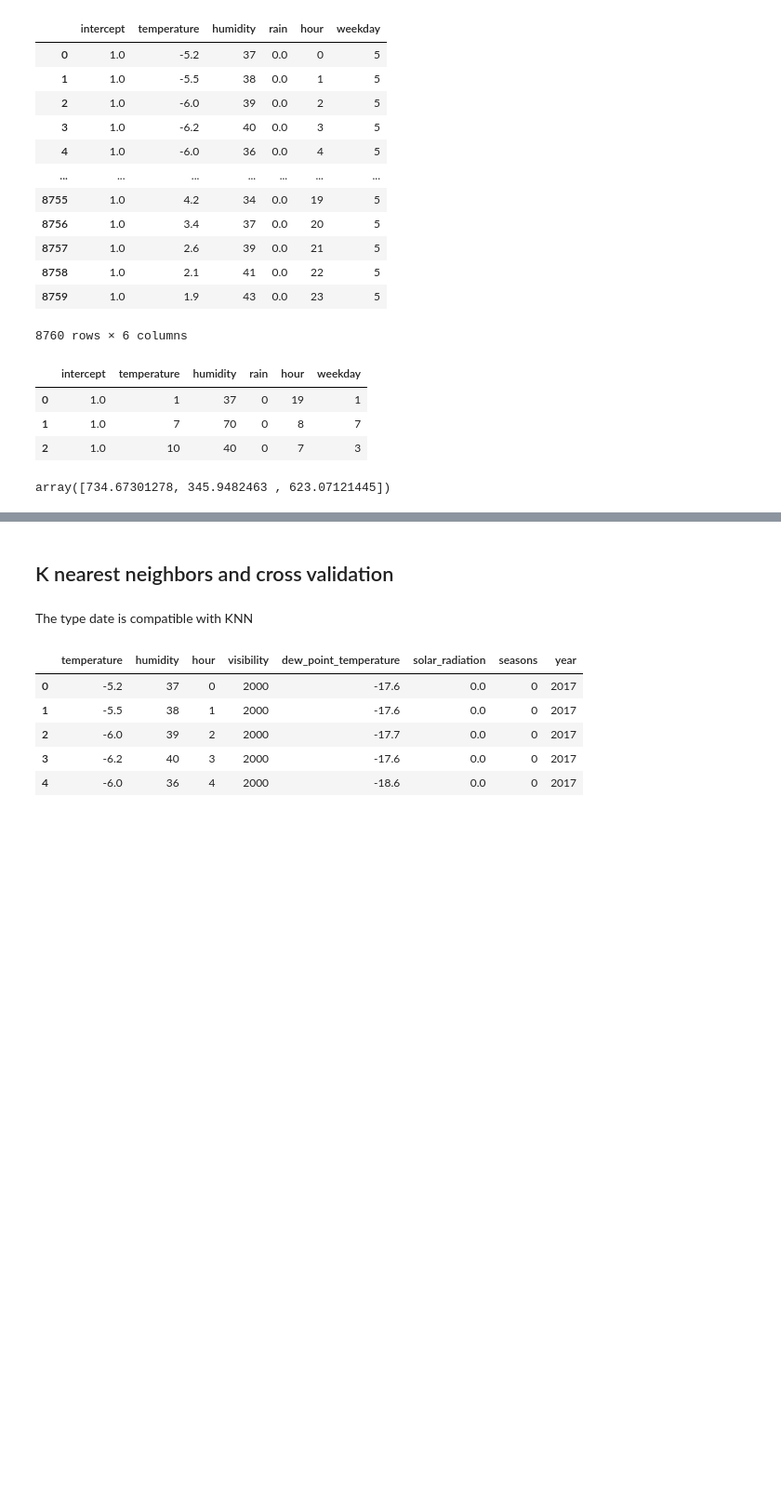
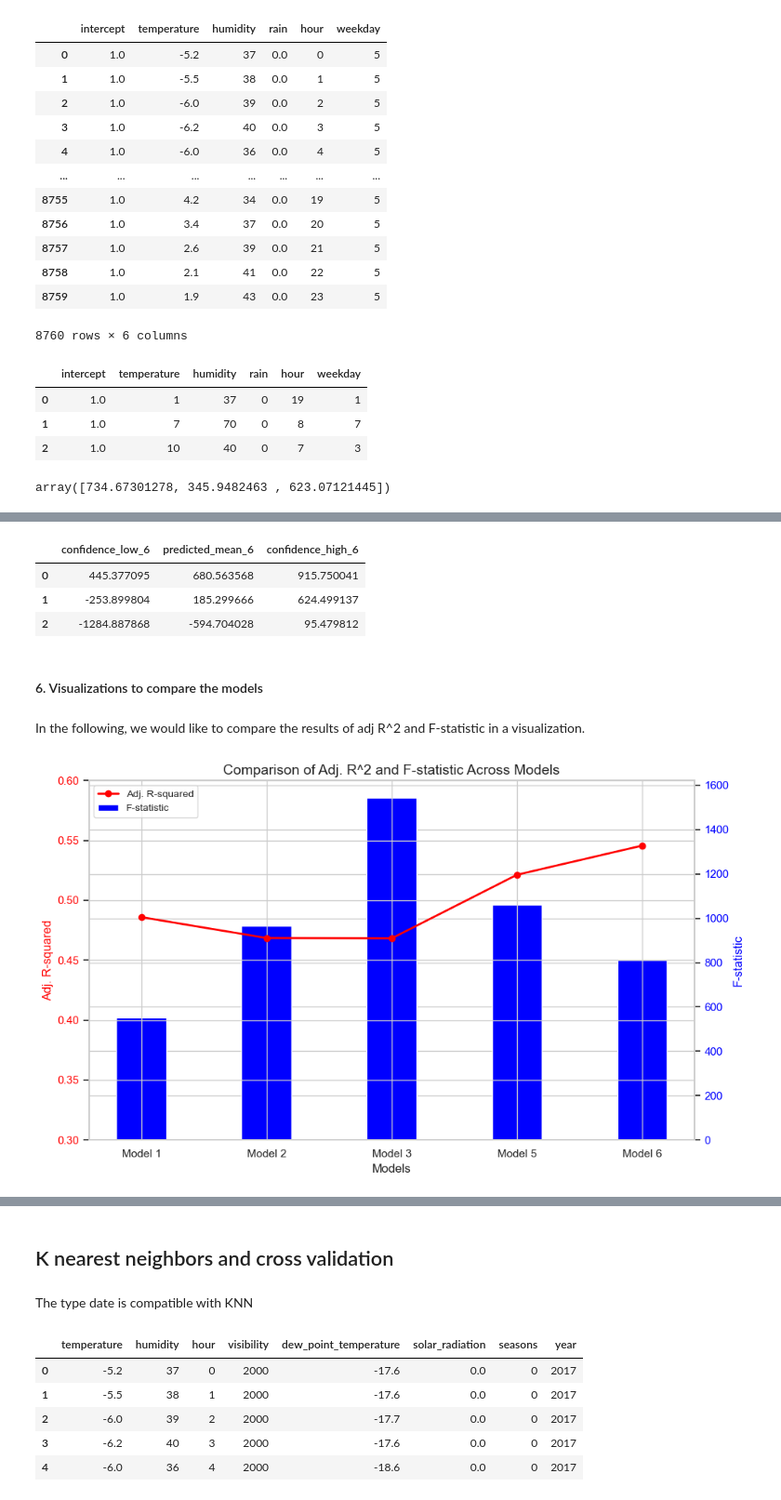
Before and after one commit to sali-gitub/DataScienceProject, a Jupyter notebook: semester_project_REG_SALI.ipynb, the cells around one changed output, grey strips where cells are left out. Shown at 93% size. Saved outputs shown, nothing was run; the diff lists cells and outputs as text; code cells hidden in the pictures; blank space fills up the shorter version.

```diff
--- a/semester_project_REG_SALI.ipynb
+++ b/semester_project_REG_SALI.ipynb
@@ -761,0 +697,17 @@ results_6 = LinearRegression().fit(X_train, y_train)
+# %%
+# MODEL 5 (5 variables with 4 linear interaction terms included)
+data_5 = ['hour', 'temperature', 'humidity', 'solar_radiation', 'seasons',
+          ('hour','temperature'), ('temperature','seasons'), ('hour','solar_radiation'), ('seasons','humidity')]
+X_5 = MS(data_5).fit_transform(df)
+y_5 = pd.DataFrame({'rented_bike_count': df['rented_bike_count']})
+model_5 = sm.OLS(y_5, X_5)
+results_5 = model_5.fit()
+# results_5.summary(model_5)
+print('Results model 5 (5 variables with 4 linear interaction terms included)')
+print('R-squared:', results_5.rsquared.round(4))
+print('Adj. R-squared:', results_5.rsquared_adj.round(4))
+print('F-statistic:', results_5.fvalue.round(4))
+print('AIC:', results_5.aic.round(4))
+print('----------------------------------')
+print('Values for all variables:')
+print(results_5.pvalues.round(4))
@@ -761,0 +815,3 @@ results_6 = LinearRegression().fit(X_train, y_train)
+# %%
+# Splitting data_6 into training-dataset and test-dataset
+X_train, X_test, y_train, y_test = train_test_split(X_6_poly, y_6, test_size = 0.30, random_state = 1)
@@ -887,0 +910,60 @@ predictions_df
+# %%
+# Predictions and confidence intervals for Model 6
+conf_int_6 = pd.DataFrame(new_predictions_6.conf_int(alpha=0.05), columns=['confidence_low_6', 'confidence_high_6'])
+predictions_df_6 = pd.DataFrame({
+    'confidence_low_6': conf_int_6['confidence_low_6'].values,
+    'predicted_mean_6': new_predictions_6.predicted_mean,
+    'confidence_high_6': conf_int_6['confidence_high_6'].values
+})
+predictions_df_6
+# %% [output]
+|  | confidence_low_6 | predicted_mean_6 | confidence_high_6 |
+| 0 | 445.377095 | 680.563568 | 915.750041 |
+| 1 | -253.899804 | 185.299666 | 624.499137 |
+| 2 | -1284.887868 | -594.704028 | 95.479812 |
+# %% [markdown]
+<h4 id="LR">6. Visualizations to compare the models</h4>
+# %% [markdown]
+In the following, we would like to compare the results of adj R^2 and F-statistic in a visualization.
+# %%
+# Create data for the models 1, 2, 3, 5 and 6
+model_comparison = pd.DataFrame({
+    'Model': ['Model 1', 'Model 2', 'Model 3', 'Model 5', 'Model 6'],
+    'Adj_R_squared': [results_1.rsquared_adj, results_2.rsquared_adj, results_3.rsquared_adj,
+                      results_5.rsquared_adj, results_6.rsquared_adj],
+    'F_statistic': [results_1.fvalue, results_2.fvalue, results_3.fvalue,
+                    results_5.fvalue, results_6.fvalue]
+})
+
+# Create plot
+fig, ax1 = plt.subplots(figsize=(10, 6))
+x = np.arange(len(model_comparison['Model']))
+
+# Create bar chart: F-statistic on the right axis
+ax2 = ax1.twinx()  # zweite Achse teilen
+ax2.bar(x, model_comparison['F_statistic'], color='blue', alpha=1, width=0.4, label='F-statistic')
+ax2.set_ylabel('F-statistic', fontsize=12, color='blue')
+ax2.tick_params(axis='y', labelcolor='blue')
+
+# Create line chart: Adj. R^2 on the left axis
+ax1.plot(x, model_comparison['Adj_R_squared'], label='Adj. R-squared', color='red', marker='o', linewidth=2, zorder=3)
+ax1.set_xlabel('Models', fontsize=12)
+ax1.set_ylabel('Adj. R-squared', fontsize=12, color='red')
+ax1.set_ylim(0.3, 0.6)  # Linke Achse zwischen 0.3 und 0.6
+ax1.tick_params(axis='y', labelcolor='red')
+ax1.set_zorder(2)
+ax1.patch.set_visible(False)
+
+# Define labels and titles
+ax1.set_xticks(x)
+ax1.set_xticklabels(model_comparison['Model'])
+ax1.set_title('Comparison of Adj. R^2 and F-statistic Across Models', fontsize=14)
+lines_1, labels_1 = ax1.get_legend_handles_labels()
+lines_2, labels_2 = ax2.get_legend_handles_labels()
+ax1.legend(lines_1 + lines_2, labels_1 + labels_2, loc='upper left', fontsize=10)
+
+# Plot the final visualization
+plt.tight_layout()
+plt.show()
+# %% [output]
+[figure, added]
```
Also changed, not shown: parts of 64 cells of this notebook.
